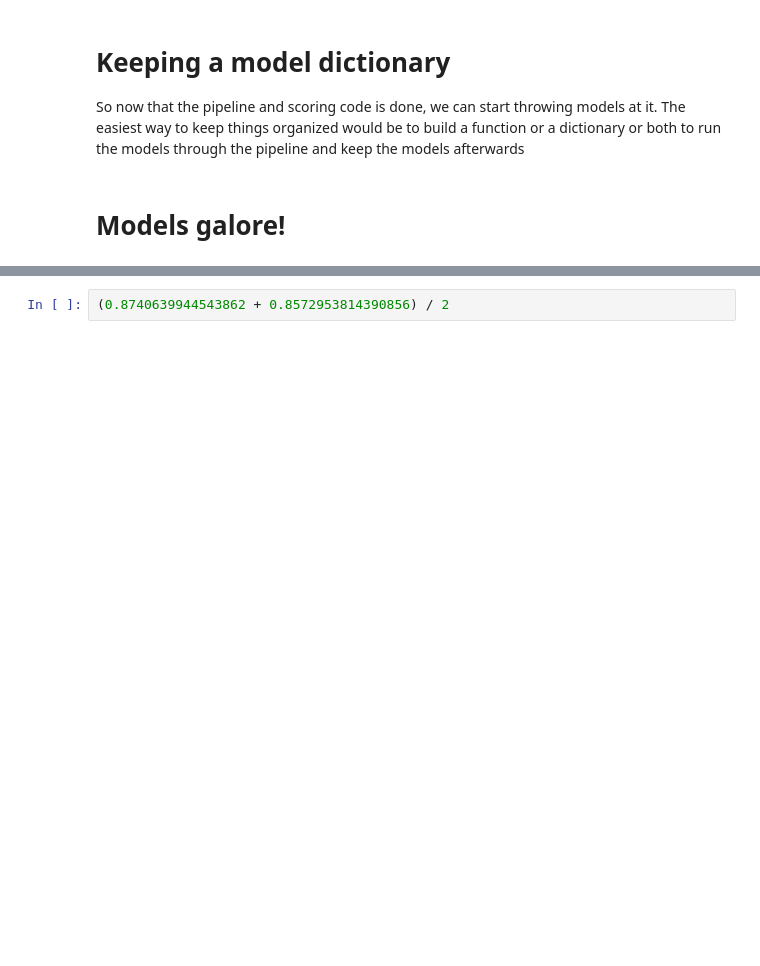
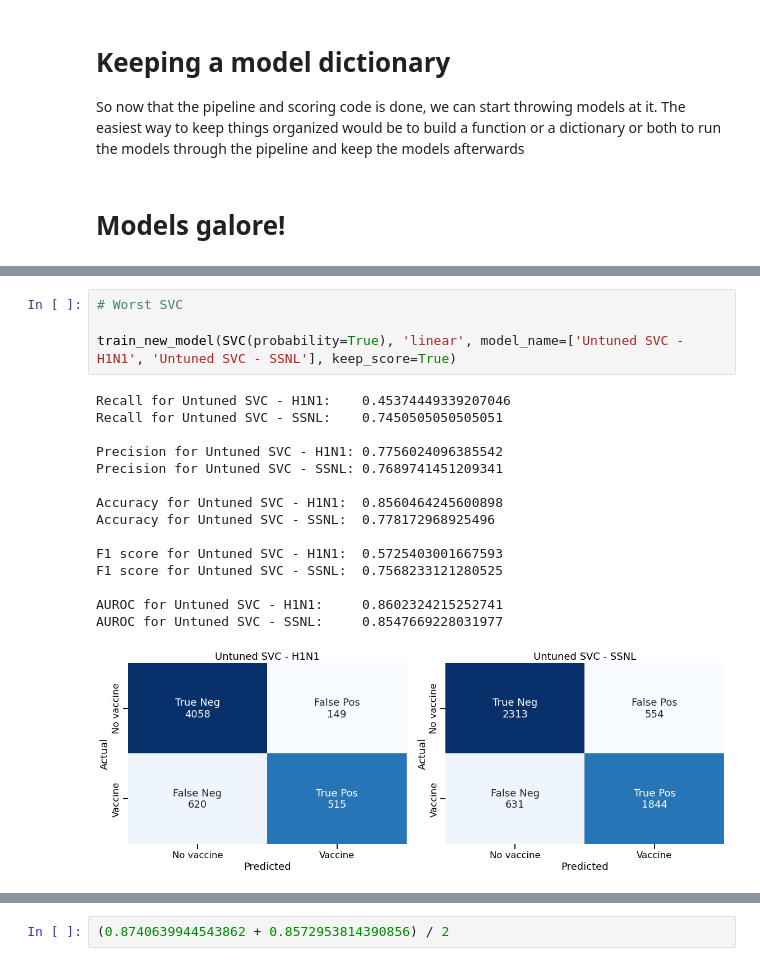
Before and after one commit to jeffbeech/Flu-Shot-Learning, a Jupyter notebook: matt notebook.ipynb, the cells around one changed output, grey strips where cells are left out. Cells and saved outputs as stored; diff of their text form; blank space fills up the shorter version.

```diff
--- a/matt notebook.ipynb
+++ b/matt notebook.ipynb
@@ -714,3 +700,23 @@ AUROC for Seasonal Flu:     0.8547667818752577
+# %%
+# Worst SVC
+
+train_new_model(SVC(probability=True), 'linear', model_name=['Untuned SVC - H1N1', 'Untuned SVC - SSNL'], keep_score=True)
+# %% [output]
+Recall for Untuned SVC - H1N1:    0.45374449339207046
+Recall for Untuned SVC - SSNL:    0.7450505050505051
+
+Precision for Untuned SVC - H1N1: 0.7756024096385542
+Precision for Untuned SVC - SSNL: 0.7689741451209341
+
+Accuracy for Untuned SVC - H1N1:  0.8560464245600898
+Accuracy for Untuned SVC - SSNL:  0.778172968925496
+
+F1 score for Untuned SVC - H1N1:  0.5725403001667593
+F1 score for Untuned SVC - SSNL:  0.7568233121280525
+
+AUROC for Untuned SVC - H1N1:     0.8602324215252741
+AUROC for Untuned SVC - SSNL:     0.8547669228031977
+[figure, added]
 # %%
 # Best HistGradientBoosting
 
```
Also changed, not shown: parts of 42 cells of this notebook, 4 other files.
